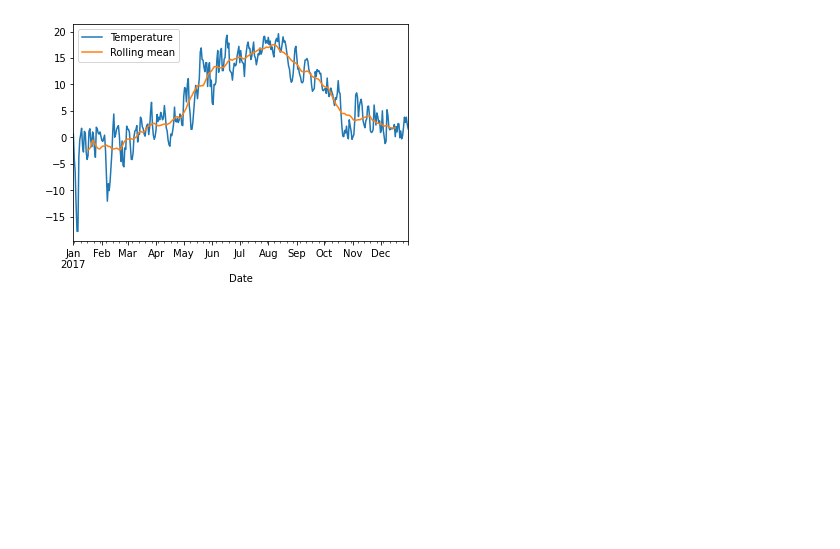
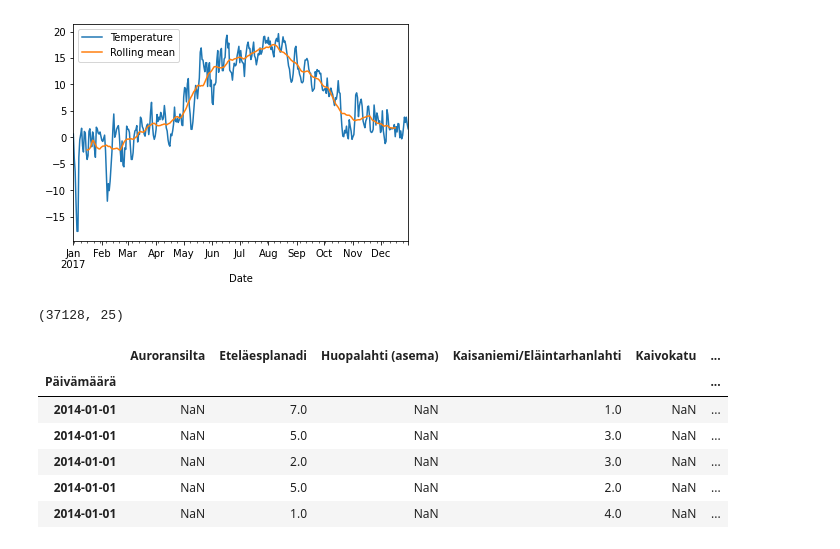
Before and after one commit to annassanchez/HY-2021-DataScience, a Jupyter notebook: week05/week05.ipynb, the cells around one changed output. Cells and saved outputs as stored; diff of their text form; code cells hidden in the pictures; blank space fills up the shorter version.

```diff
--- a/week05/week05.ipynb
+++ b/week05/week05.ipynb
@@ -928,3 +928,38 @@ data = pd.DataFrame({"Temperature" : wh2.Temperature, "Rolling mean" : rolling.m
 data.plot();
 # %% [output]
 [figure]
+# %%
+## exercise 08 (bicycle timeseries)
+def bicycle_timeseries():
+  return
+# %%
+def bicycle_timeseries():
+    url = 'https://raw.githubusercontent.com/annassanchez/HY-2021-DataScience/main/week05/Helsingin_pyorailijamaarat.csv'
+    kk = pd.read_csv(url, sep = ';', header = 0)
+    kk = kk.dropna(axis=0, how='all')
+    kk = kk.dropna(axis=1, how='all')
+    kk[["Weekday", "Day", "Month", "Year", "Time"]] = kk['Päivämäärä'].str.split(expand=True)
+
+    kk[["Weekday"]] = kk[["Weekday"]].replace({"ma": "Mon", "ti": "Tue", "ke": "Wed", "to": "Thu",
+        "pe": "Fri", "la": "Sat", "su": "Sun"})
+    kk[["Month"]] = kk[["Month"]].replace({"tammi": "1", "helmi": "2", "maalis": "3", "huhti": "4",
+        "touko": "5", "kesä": "6", "heinä": "7", "elo": "8", "syys": "9", "loka": "10", "marras": "11",
+        "joulu": "12"})
+    kk["Hour"] = kk["Time"].str.split(":", expand=True)[0]#.map(str)
+    kk["Minute"] = kk["Time"].str.split(":", expand=True)[1]#.map(str)
+    kk['Päivämäärä'] = pd.to_datetime(kk[["Year", "Month", "Day", "Hour", "Minute"]], format = '%Y/%m/%d %H:%M')
+    kk = kk.set_index("Päivämäärä")
+    kk.drop(["Weekday", "Day", "Month", "Year", "Hour", "Minute", "Time"], axis = 1, inplace=True)
+    return kk
+# %%
+print(bicycle_timeseries().shape)
+bicycle_timeseries().head()
+# %% [output]
+(37128, 25)
+|  | Auroransilta | Eteläesplanadi | Huopalahti (asema) | Kaisaniemi/Eläintarhanlahti | Kaivokatu | ... |
+| Päivämäärä |  |  |  |  |  | ... |
+| 2014-01-01 | NaN | 7.0 | NaN | 1.0 | NaN | ... |
+| 2014-01-01 | NaN | 5.0 | NaN | 3.0 | NaN | ... |
+| 2014-01-01 | NaN | 2.0 | NaN | 3.0 | NaN | ... |
+| 2014-01-01 | NaN | 5.0 | NaN | 2.0 | NaN | ... |
+| 2014-01-01 | NaN | 1.0 | NaN | 4.0 | NaN | ... |
```
Also changed, not shown: parts of 1 cell of this notebook.
